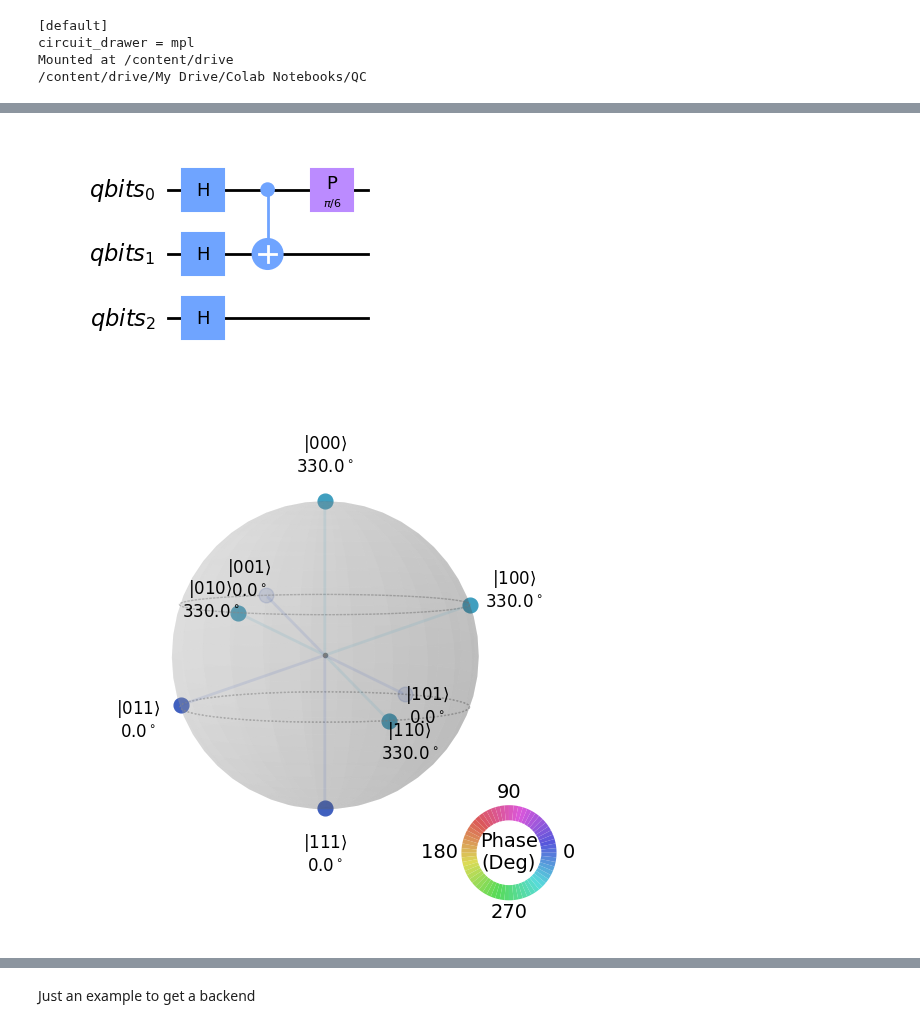
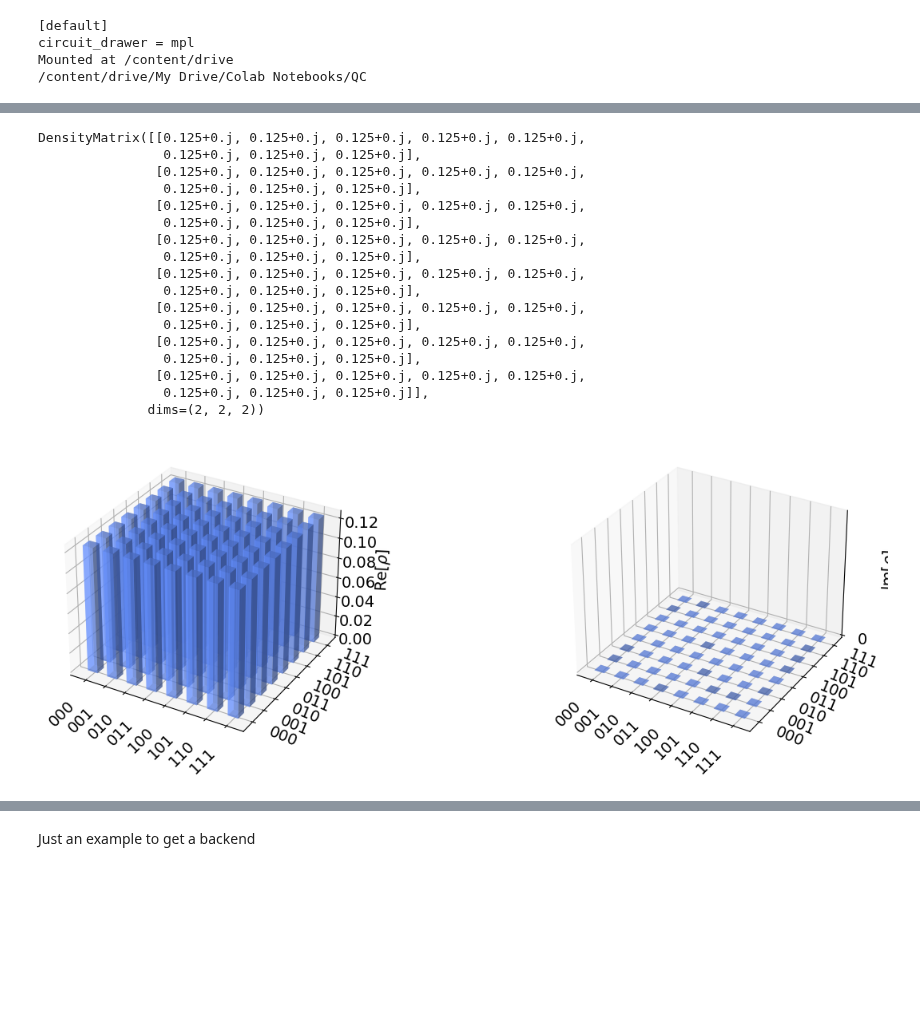
Before and after one commit to mrromaniuc/quantum-computing, a Jupyter notebook: IBMCertifiedAssociateDeveloperQiskit/9.6-Plot_a_Density_Matrix.ipynb, the cells around one changed output, grey strips where cells are left out. Saved outputs shown, nothing was run; the diff lists cells and outputs as text; code cells hidden in the pictures; blank space fills up the shorter version.

```diff
--- a/IBMCertifiedAssociateDeveloperQiskit/9.6-Plot_a_Density_Matrix.ipynb
+++ b/IBMCertifiedAssociateDeveloperQiskit/9.6-Plot_a_Density_Matrix.ipynb
@@ -73,19 +75,33 @@ DensityMatrix([[0.5       +0.j        , 0.        +0.j        ,
 # %%
 # Differently from bloch sphere, the qsphere can represent entangled states
 import numpy as np
 from qiskit import QuantumCircuit, QuantumRegister
 from qiskit.visualization import plot_state_qsphere
 from qiskit.quantum_info import Statevector
 
 qr = QuantumRegister(3, "qbits")
 qc = QuantumCircuit(qr)
 qc.h(qr)
-qc.cx(0,1)
-qc.p(np.pi/6, 0)
-display(qc.draw())
+
 sv = Statevector(qc)
-
-plot_state_qsphere(sv, show_state_phases=True, use_degrees=True) #Note the phase quickback on qubit1 in states |010>, |110>
+print(DensityMatrix(sv))
+plot_state_city(sv, alpha=0.5)
 # %% [output]
+DensityMatrix([[0.125+0.j, 0.125+0.j, 0.125+0.j, 0.125+0.j, 0.125+0.j,
+                0.125+0.j, 0.125+0.j, 0.125+0.j],
+               [0.125+0.j, 0.125+0.j, 0.125+0.j, 0.125+0.j, 0.125+0.j,
+                0.125+0.j, 0.125+0.j, 0.125+0.j],
+               [0.125+0.j, 0.125+0.j, 0.125+0.j, 0.125+0.j, 0.125+0.j,
+                0.125+0.j, 0.125+0.j, 0.125+0.j],
+               [0.125+0.j, 0.125+0.j, 0.125+0.j, 0.125+0.j, 0.125+0.j,
+                0.125+0.j, 0.125+0.j, 0.125+0.j],
+               [0.125+0.j, 0.125+0.j, 0.125+0.j, 0.125+0.j, 0.125+0.j,
+                0.125+0.j, 0.125+0.j, 0.125+0.j],
+               [0.125+0.j, 0.125+0.j, 0.125+0.j, 0.125+0.j, 0.125+0.j,
+                0.125+0.j, 0.125+0.j, 0.125+0.j],
+               [0.125+0.j, 0.125+0.j, 0.125+0.j, 0.125+0.j, 0.125+0.j,
+                0.125+0.j, 0.125+0.j, 0.125+0.j],
+               [0.125+0.j, 0.125+0.j, 0.125+0.j, 0.125+0.j, 0.125+0.j,
+                0.125+0.j, 0.125+0.j, 0.125+0.j]],
+              dims=(2, 2, 2))
-[figure, old version]
+[figure, new version]
-[figure, removed]
```
Also changed, not shown: parts of 5 cells of this notebook.
